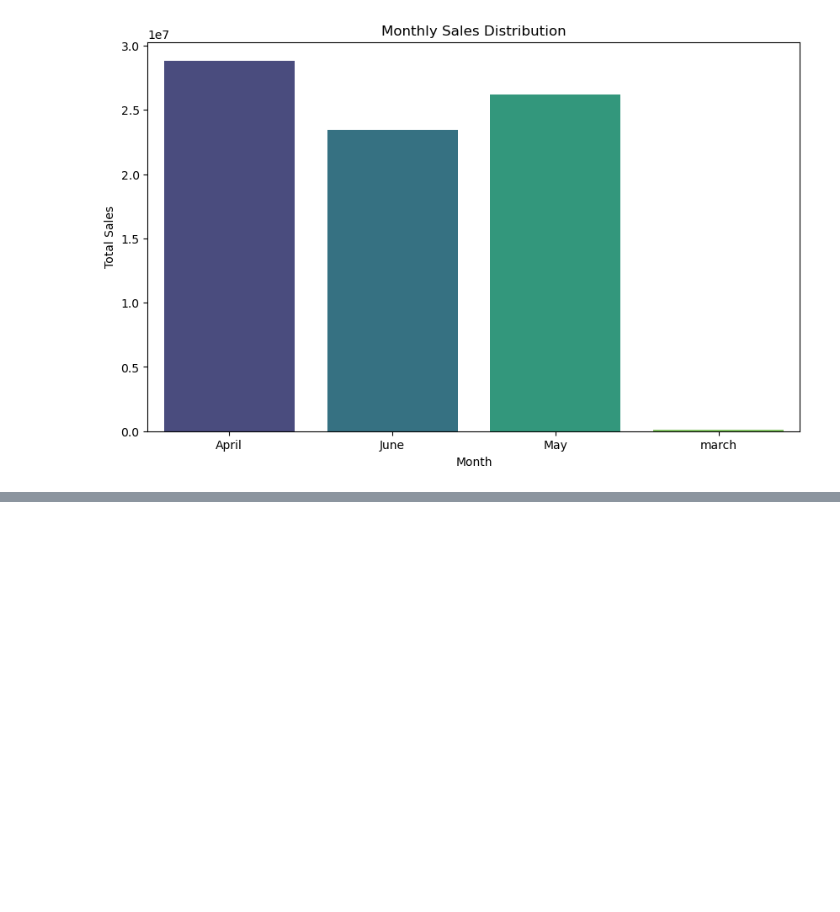
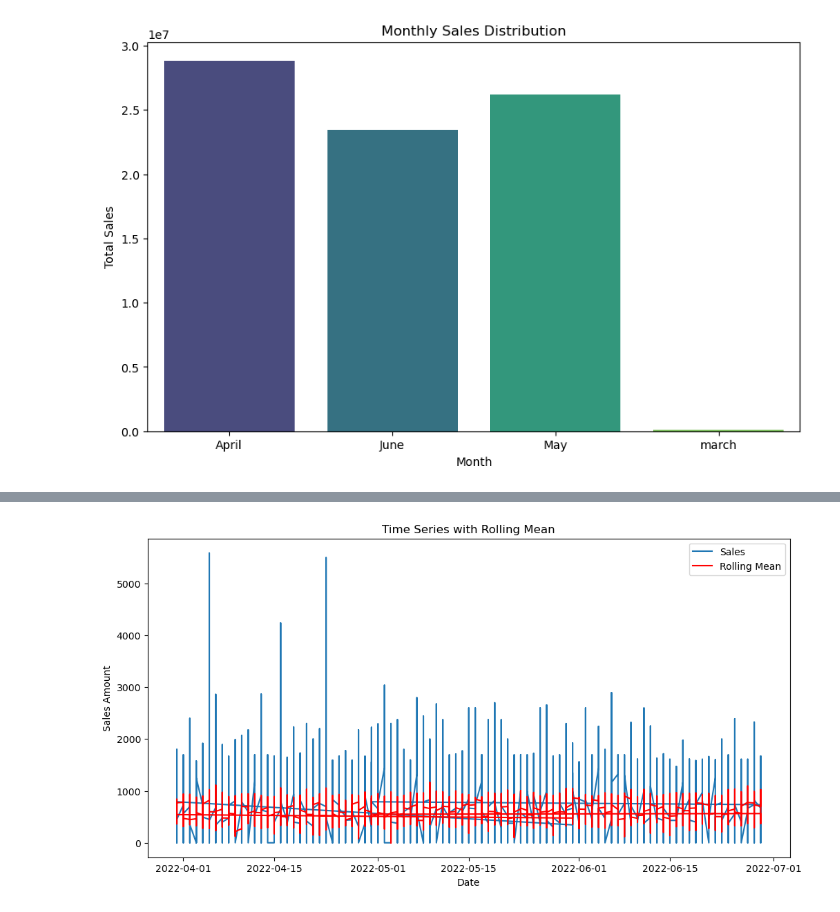
Before and after one commit to alfreddcm/dataanal, a Jupyter notebook: amazon-e-commerce-sales-dataset.ipynb, the cells around one changed output, grey strips where cells are left out. Cells and saved outputs as stored; diff of their text form; code cells hidden in the pictures; blank space fills up the shorter version.

```diff
--- a/amazon-e-commerce-sales-dataset.ipynb
+++ b/amazon-e-commerce-sales-dataset.ipynb
@@ -237,0 +246,15 @@ plt.show()
+# %%
+#Rolling Statistics:
+#Calculate and plot rolling statistics (e.g., moving averages) to smooth out noise and identify trends more easily.
+
+rolling_mean = data['Amount'].rolling(window=12).mean()
+plt.figure(figsize=(12, 6))
+plt.plot(data['Amount'], label='Sales')
+plt.plot(rolling_mean, label='Rolling Mean', color='red')
+plt.title('Time Series with Rolling Mean')
+plt.xlabel('Date')
+plt.ylabel('Sales Amount')
+plt.legend()
+plt.show()
+# %% [output]
+[figure, added]
```
Also changed, not shown: parts of 15 cells of this notebook, 1 other file.
